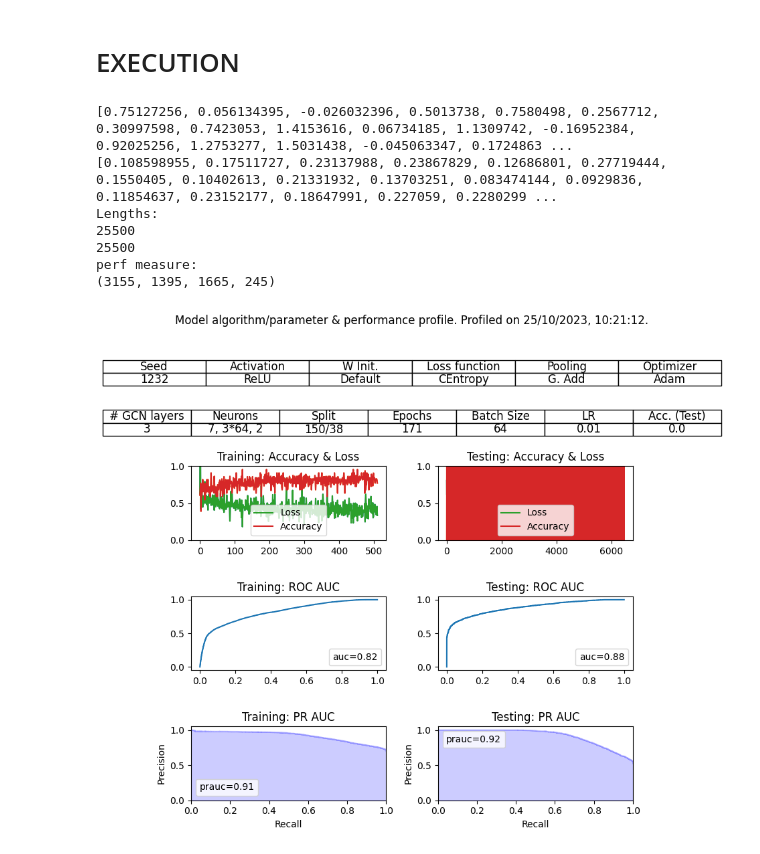
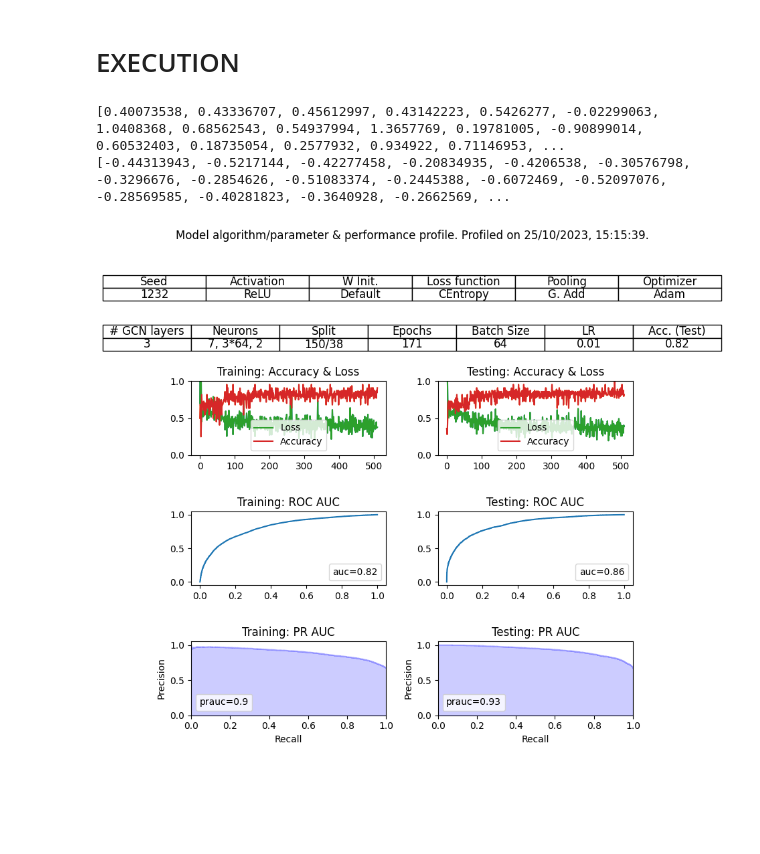
Before and after one commit to Theis-Mathiassen/NeuralGraphs, a Jupyter notebook: Fiddle/mutagtest.ipynb, the cells around one changed output. Saved outputs shown, nothing was run; the diff lists cells and outputs as text; code cells hidden in the pictures; blank space fills up the shorter version.

```diff
--- a/Fiddle/mutagtest.ipynb
+++ b/Fiddle/mutagtest.ipynb
@@ -84,7 +80,7 @@ train_dataset = dataset[:DATASPLIT]
 test_dataset = dataset[DATASPLIT:]
 
 train_loader = DataLoader(dataset=train_dataset, batch_size=BATCH_SIZE, shuffle=True)
-test_loader = DataLoader(dataset=test_dataset, batch_size=1, shuffle=False)
+test_loader = DataLoader(dataset=test_dataset, batch_size=BATCH_SIZE, shuffle=False)
 # %% [markdown]
 # MODEL
 # %%
@@ -264,7 +260,10 @@ def train(t):
             # We index into each array in arrayPred (2d array with 2 values)
             # Each value in array pred (ex.): [0.32, 0.95]. There are x of these, where x is batch size.
             # We index into each and obtain the predicted value depending on what the actual value (data.y) is for the corresponding index.
-            train_probability_estimates.append(value[data.y[index]])
+            #train_probability_estimates.append(value[data.y[index]])
+
+            # It's more typical to collect the probability estimate for the positive class (or class 1) directly from the model's output.
+            train_probability_estimates.append(value[1])
 
             #print("Label: {}. Two predicted values: {}. Chosen predicted value: {}".format(data.y[index], value, value[data.y[index]]))
 
@@ -302,7 +301,8 @@ def test(loader):
             # We index into each array in arrayPred (2d array with 2 values)
             # Each value in array pred (ex.): [0.32, 0.95]. There are x of these, where x is batch size.
             # We index into each and obtain the predicted value depending on what the actual value (data.y) is for the corresponding index.
-            test_probability_estimates.append(value[data.y[index]])
+            #test_probability_estimates.append(value[data.y[index]])
+            test_probability_estimates.append(value[1])
 # %% [markdown]
 # EXECUTION
 # %%
@@ -316,7 +316,7 @@ from datetime import datetime
 
 for epoch in (t := trange(1, EPOCHS)):
     train(t)
-    test(train_loader)
+    test(test_loader)
 
 
 # Flags
@@ -403,38 +403,33 @@ if(plot_testing):
     if(plot_prauc):
         #ax20, row 2, column 0
         ax21 = plt.subplot(gs[3, 1])
         plotPRAUC(labels=test_labels, probability_estimates=test_probability_estimates, predicted_labels=test_predicted_labels, ax=ax21, title="Testing: PR AUC")
 
 
 now = datetime.now()
 
 title = "Model algorithm/parameter & performance profile. Profiled on {}.".format(now.strftime("%d/%m/%Y, %H:%M:%S"))
 
 fig.suptitle(title, fontsize=12, wrap=True)
 
 plt.tight_layout()
 
 
 print("Lengths:")
 print(len(train_predicted_labels))
 print(len(train_probability_estimates))
 
 
 print("perf measure:")
 print(perf_measure(test_labels, test_predicted_labels))
 
 
 
 
 
 
 #plotPRAUC(test_labels, test_probability_estimates, test_predicted_labels, "PR AUC")
 # %% [output]
-[0.75127256, 0.056134395, -0.026032396, 0.5013738, 0.7580498, 0.2567712, 0.30997598, 0.7423053, 1.4153616, 0.06734185, 1.1309742, -0.16952384, 0.92025256, 1.2753277, 1.5031438, -0.045063347, 0.1724863 ...
-[0.108598955, 0.17511727, 0.23137988, 0.23867829, 0.12686801, 0.27719444, 0.1550405, 0.10402613, 0.21331932, 0.13703251, 0.083474144, 0.0929836, 0.11854637, 0.23152177, 0.18647991, 0.227059, 0.2280299 ...
-Lengths:
-25500
-25500
-perf measure:
-(3155, 1395, 1665, 245)
+[0.40073538, 0.43336707, 0.45612997, 0.43142223, 0.5426277, -0.02299063, 1.0408368, 0.68562543, 0.54937994, 1.3657769, 0.19781005, -0.90899014, 0.60532403, 0.18735054, 0.2577932, 0.934922, 0.71146953, ...
+[-0.44313943, -0.5217144, -0.42277458, -0.20834935, -0.4206538, -0.30576798, -0.3296676, -0.2854626, -0.51083374, -0.2445388, -0.6072469, -0.52097076, -0.28569585, -0.40281823, -0.3640928, -0.2662569, ...
-[figure, old version]
+[figure, new version]
```
Also changed, not shown: parts of 2 cells of this notebook.
